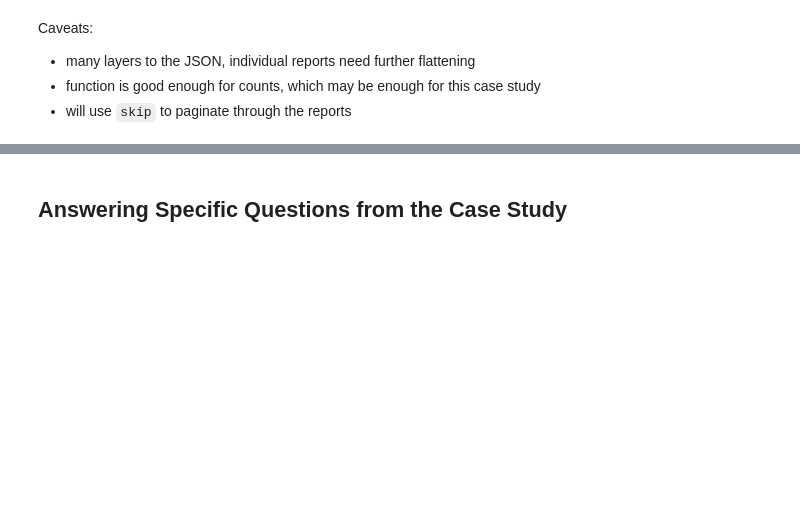
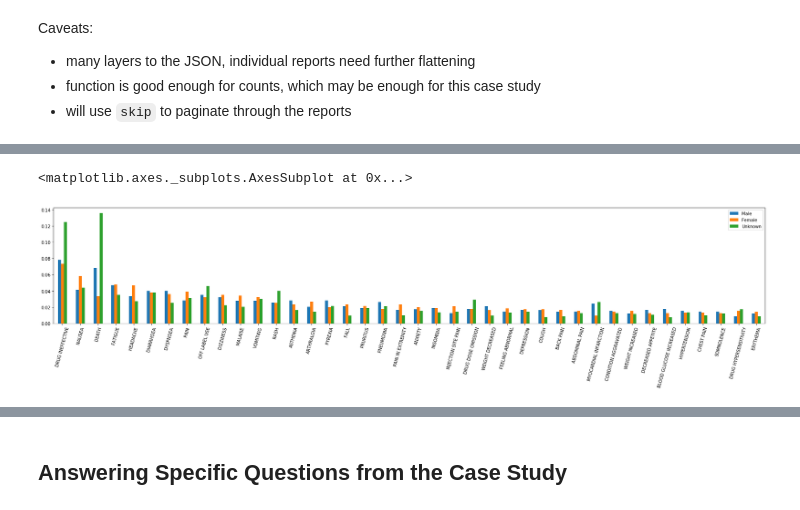
Before and after one commit to oryoruk/fda_adverse_events, a Jupyter notebook: (2020-05-07)_FDA_Adverse_Events.ipynb, the cells around one changed output, grey strips where cells are left out. Cells and saved outputs as stored; diff of their text form; code cells hidden in the pictures; blank space fills up the shorter version.

```diff
--- a/(2020-05-07)_FDA_Adverse_Events.ipynb
+++ b/(2020-05-07)_FDA_Adverse_Events.ipynb
@@ -255,0 +247,2 @@ top_manufacturers[top_manufacturers.term.str.contains('AstraZeneca')]
+# %%
+top250_r_by_gender = pd.DataFrame(temp,columns = [gender[g] for g in list(gender)],index = list(top_reactions.term)[:m])
@@ -255,0 +258,8 @@ top_manufacturers[top_manufacturers.term.str.contains('AstraZeneca')]
+# %%
+#figure(num=None, figsize=(30, 5), dpi=80, facecolor='w', edgecolor='k')
+df  = top250_r_by_gender.iloc[:40, :]
+df=(df/df.sum())
+df.plot.bar(figsize=(30, 5),rot=75)
+# %% [output]
+<matplotlib.axes._subplots.AxesSubplot at 0x...>
+[figure, added]
```
Also changed, not shown: parts of 50 cells of this notebook, 5 other files.
